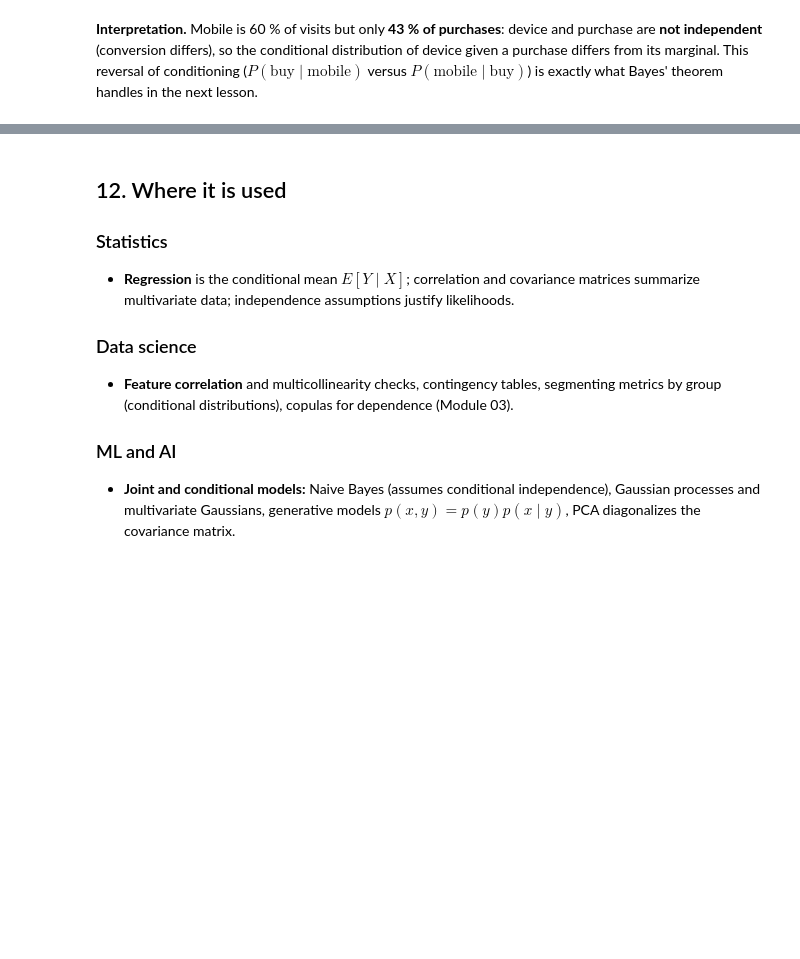
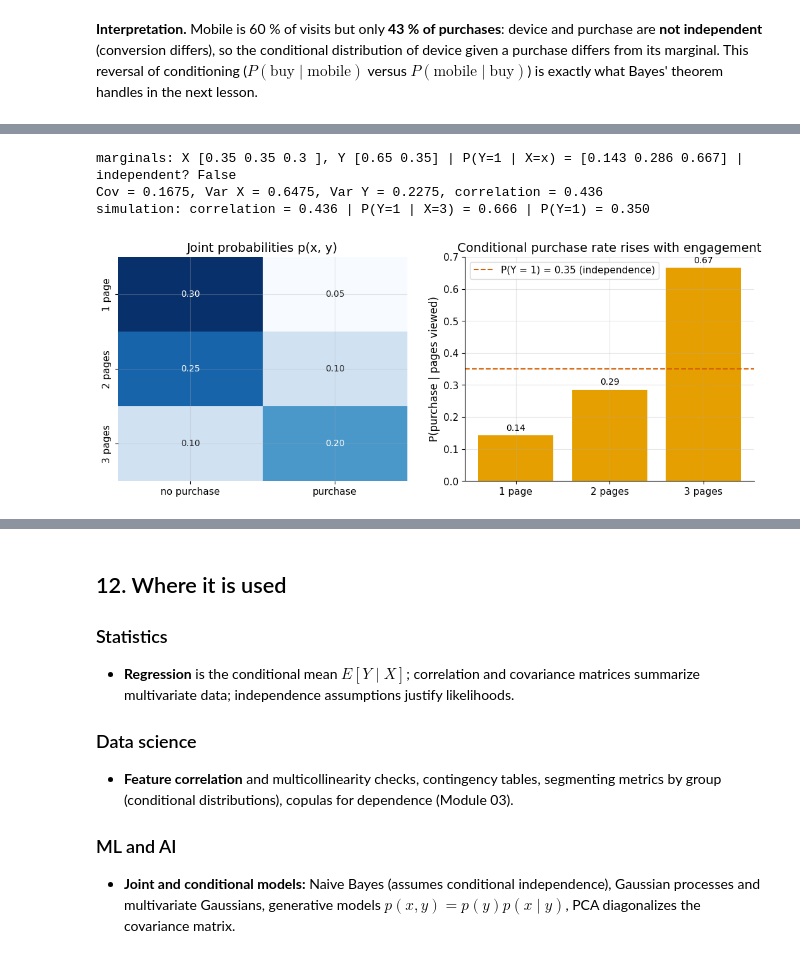
Before and after one commit to AhmedMostafaAttiaaa/distributions-irl, a Jupyter notebook: module_00_foundations/notebooks/00_03_joint_conditional.ipynb, the cells around one changed output, grey strips where cells are left out. Cells and saved outputs as stored; diff of their text form; code cells hidden in the pictures; blank space fills up the shorter version.

```diff
--- a/module_00_foundations/notebooks/00_03_joint_conditional.ipynb
+++ b/module_00_foundations/notebooks/00_03_joint_conditional.ipynb
@@ -364,0 +398,23 @@ simulation: P(buy) = 0.0280, P(mobile | buy) = 0.4281
+# %%
+jt_a = np.array([[0.30, 0.05], [0.25, 0.10], [0.10, 0.20]]); xv = np.array([1, 2, 3]); yv = np.array([0, 1])
+px, py = jt_a.sum(axis=1), jt_a.sum(axis=0)
+cond = jt_a[:, 1] / px
+ex, ey = (xv * px).sum(), (yv * py).sum(); exy = (np.outer(xv, yv) * jt_a).sum()
+cov = exy - ex * ey; vx = (xv**2 * px).sum() - ex**2; vy = (yv**2 * py).sum() - ey**2; corr = cov / np.sqrt(vx * vy)
+print(f"marginals: X {px}, Y {py} | P(Y=1 | X=x) = {cond.round(3)} | independent? {np.allclose(jt_a, np.outer(px, py))}")
+print(f"Cov = {cov:.4f}, Var X = {vx:.4f}, Var Y = {vy:.4f}, correlation = {corr:.3f}")
+assert np.isclose(jt_a.sum(), 1) and np.isclose(cov, 0.1675) and np.isclose(corr, 0.4364, atol=5e-4) and not np.allclose(jt_a, np.outer(px, py))
+draws = np.random.default_rng(12).choice(6, size=500_000, p=jt_a.ravel()); xs_s, ys_s = xv[draws // 2], yv[draws % 2]
+print(f"simulation: correlation = {np.corrcoef(xs_s, ys_s)[0, 1]:.3f} | P(Y=1 | X=3) = {ys_s[xs_s == 3].mean():.3f} | P(Y=1) = {ys_s.mean():.3f}")
+assert abs(np.corrcoef(xs_s, ys_s)[0, 1] - corr) < 0.004 and abs(ys_s[xs_s == 3].mean() - 2 / 3) < 0.005
+fig, axes = plt.subplots(1, 2, figsize=(13, 4.6))
+sns.heatmap(jt_a, annot=True, fmt=".2f", cmap="Blues", xticklabels=["no purchase", "purchase"], yticklabels=["1 page", "2 pages", "3 pages"], ax=axes[0], cbar=False); axes[0].set_title("Joint probabilities p(x, y)")
+axes[1].bar(["1 page", "2 pages", "3 pages"], cond, color=SIM); axes[1].axhline(0.35, color=HIGHLIGHT, linestyle="--", label="P(Y = 1) = 0.35 (independence)")
+for i_, v_ in enumerate(cond): axes[1].text(i_, v_ + 0.015, f"{v_:.2f}", ha="center")
+axes[1].set_ylabel("P(purchase | pages viewed)"); axes[1].set_title("Conditional purchase rate rises with engagement"); axes[1].legend()
+plt.show()
+# %% [output]
+marginals: X [0.35 0.35 0.3 ], Y [0.65 0.35] | P(Y=1 | X=x) = [0.143 0.286 0.667] | independent? False
+Cov = 0.1675, Var X = 0.6475, Var Y = 0.2275, correlation = 0.436
+simulation: correlation = 0.436 | P(Y=1 | X=3) = 0.666 | P(Y=1) = 0.350
+[figure, added]
```
Also changed, not shown: parts of 11 cells of this notebook.
